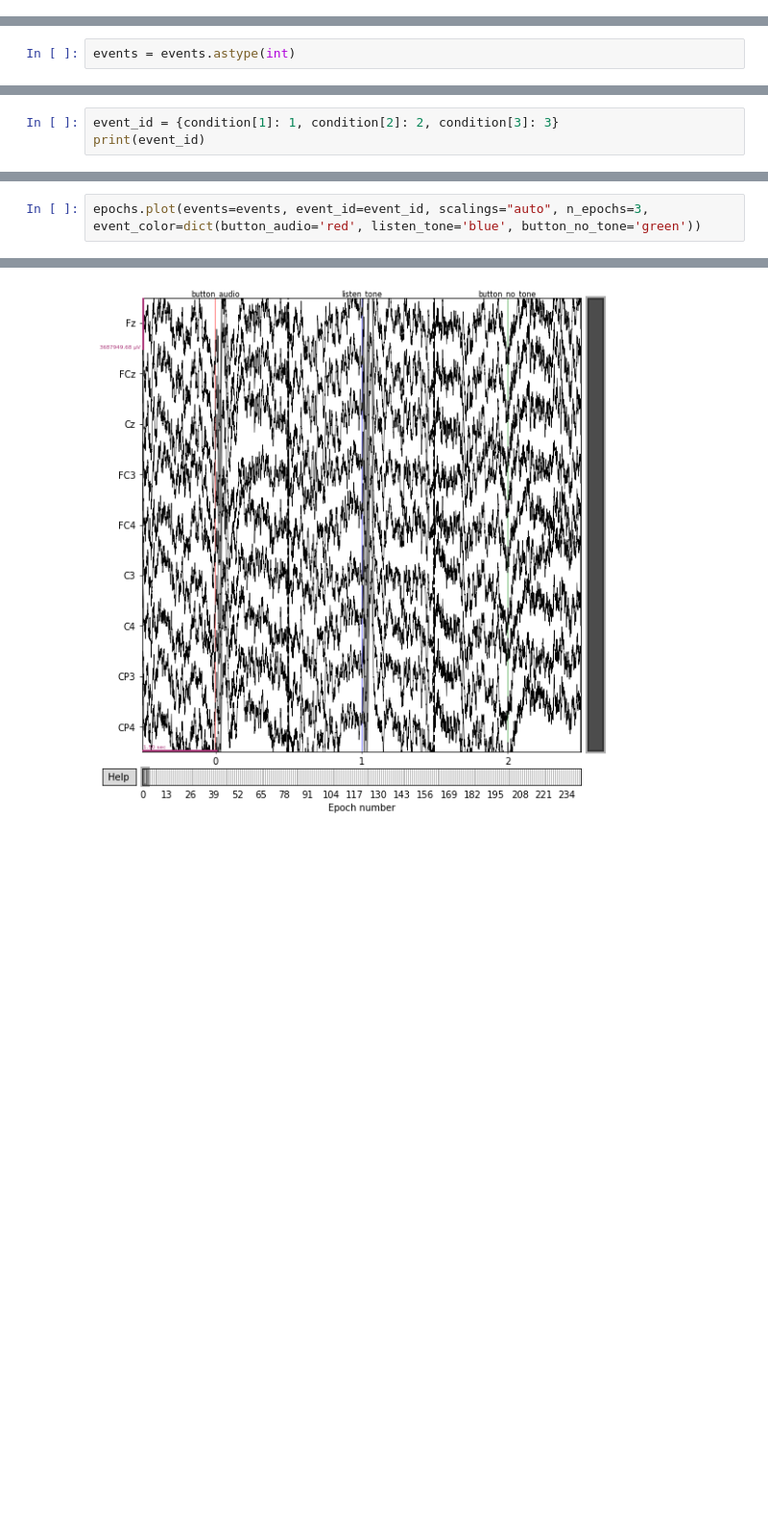
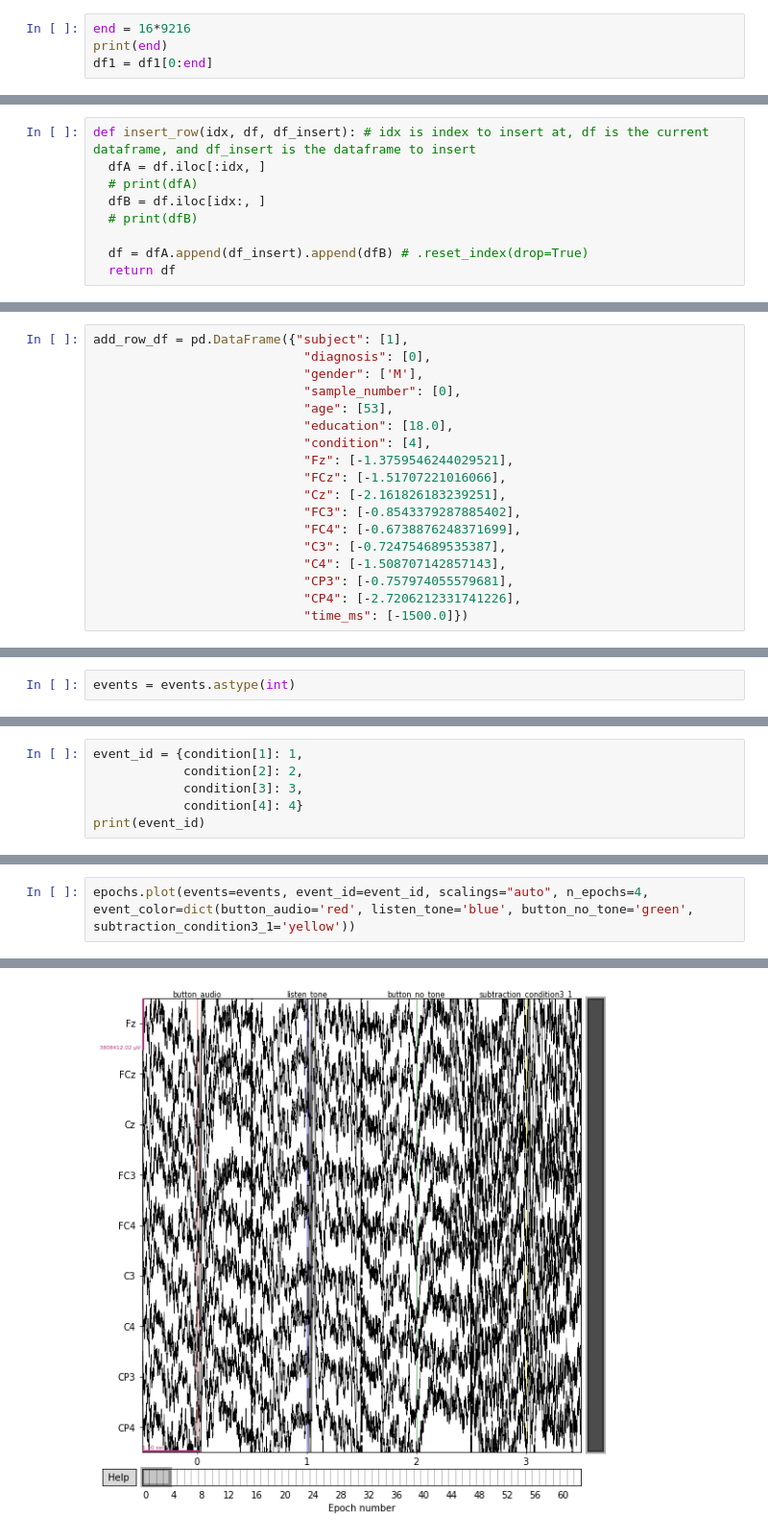
Before and after one commit to shizacharania/schizophrenia-eeg, a Jupyter notebook: schizophrenia_eeg.ipynb, the cells around one changed output, grey strips where cells are left out. Shown at 96% size. Drawn from its saved outputs; the diff is of its cells as text; blank space fills up the shorter version.

```diff
--- a/schizophrenia_eeg.ipynb
+++ b/schizophrenia_eeg.ipynb
@@ -380,3 +380,7 @@ df1
 | 746494 | 81 | 1 | M | 3070 | 56 | 13.0 | 3 | -0.472620 | 0.003017 | -0.465663 | ... |
 | 746495 | 81 | 1 | M | 3071 | 56 | 13.0 | 3 | -0.496193 | 0.044210 | -0.503998 | ... |
 746496 rows × 17 columns
+# %%
+end = 16*9216
+print(end)
+df1 = df1[0:end]
@@ -382,0 +424,9 @@ df1
+# %%
+def insert_row(idx, df, df_insert): # idx is index to insert at, df is the current dataframe, and df_insert is the dataframe to insert
+  dfA = df.iloc[:idx, ]
+  # print(dfA)
+  dfB = df.iloc[idx:, ]
+  # print(dfB)
+
+  df = dfA.append(df_insert).append(dfB) # .reset_index(drop=True)
+  return df
@@ -382,0 +435,18 @@ df1
+# %%
+add_row_df = pd.DataFrame({"subject": [1],
+                            "diagnosis": [0],
+                            "gender": ['M'],
+                            "sample_number": [0],
+                            "age": [53],
+                            "education": [18.0],
+                            "condition": [4],
+                            "Fz": [-1.3759546244029521],
+                            "FCz": [-1.51707221016066],
+                            "Cz": [-2.161826183239251],
+                            "FC3": [-0.8543379287885402],
+                            "FC4": [-0.6738876248371699],
+                            "C3": [-0.724754689535387],
+                            "C4": [-1.508707142857143],
+                            "CP3": [-0.757974055579681],
+                            "CP4": [-2.7206212331741226],
+                            "time_ms": [-1500.0]})
@@ -611,4 +905,7 @@ print(events)
 # %%
-event_id = {condition[1]: 1, condition[2]: 2, condition[3]: 3}
+event_id = {condition[1]: 1,
+            condition[2]: 2,
+            condition[3]: 3,
+            condition[4]: 4}
 print(event_id)
 # %% [output]
@@ -653,3 +953,3 @@ print(epochs[1:5])
 # %%
-epochs.plot(events=events, event_id=event_id, scalings="auto", n_epochs=3, event_color=dict(button_audio='red', listen_tone='blue', button_no_tone='green'))
+epochs.plot(events=events, event_id=event_id, scalings="auto", n_epochs=4, event_color=dict(button_audio='red', listen_tone='blue', button_no_tone='green', subtraction_condition3_1='yellow'))
 # %% [output]
@@ -660 +960 @@ Using data from preloaded Raw for 3 events and 3073 original time points ...
-[figure, old version]
+[figure, new version]
```
Also changed, not shown: parts of 46 cells of this notebook.
